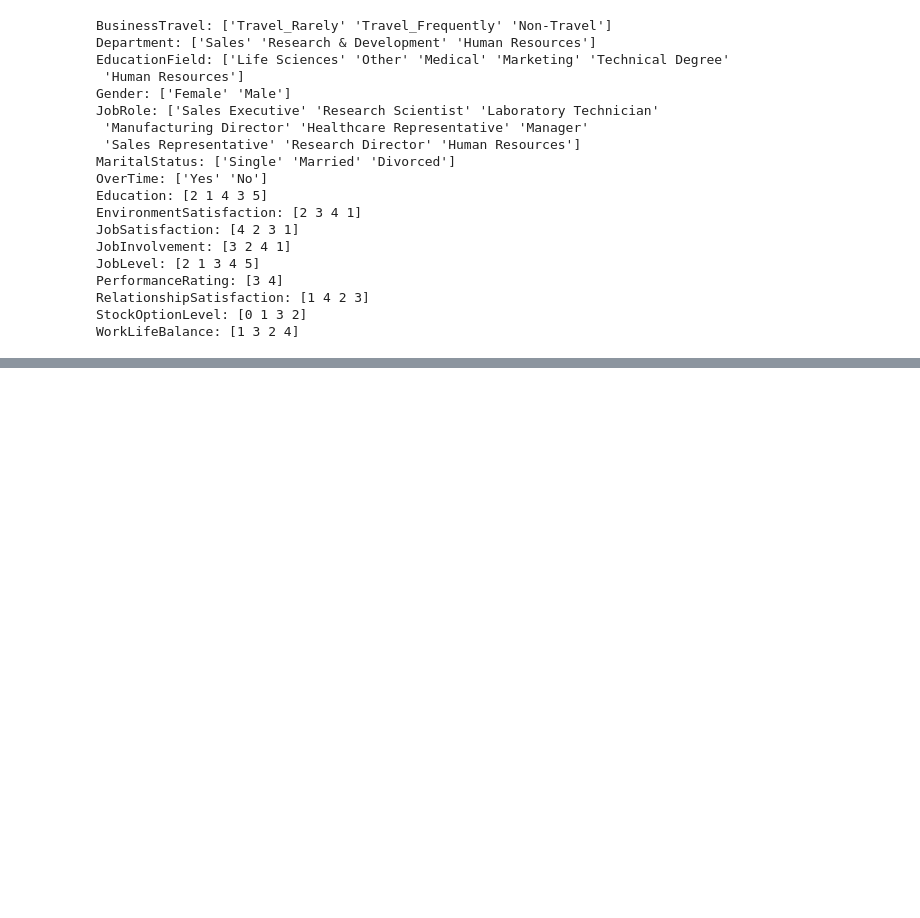
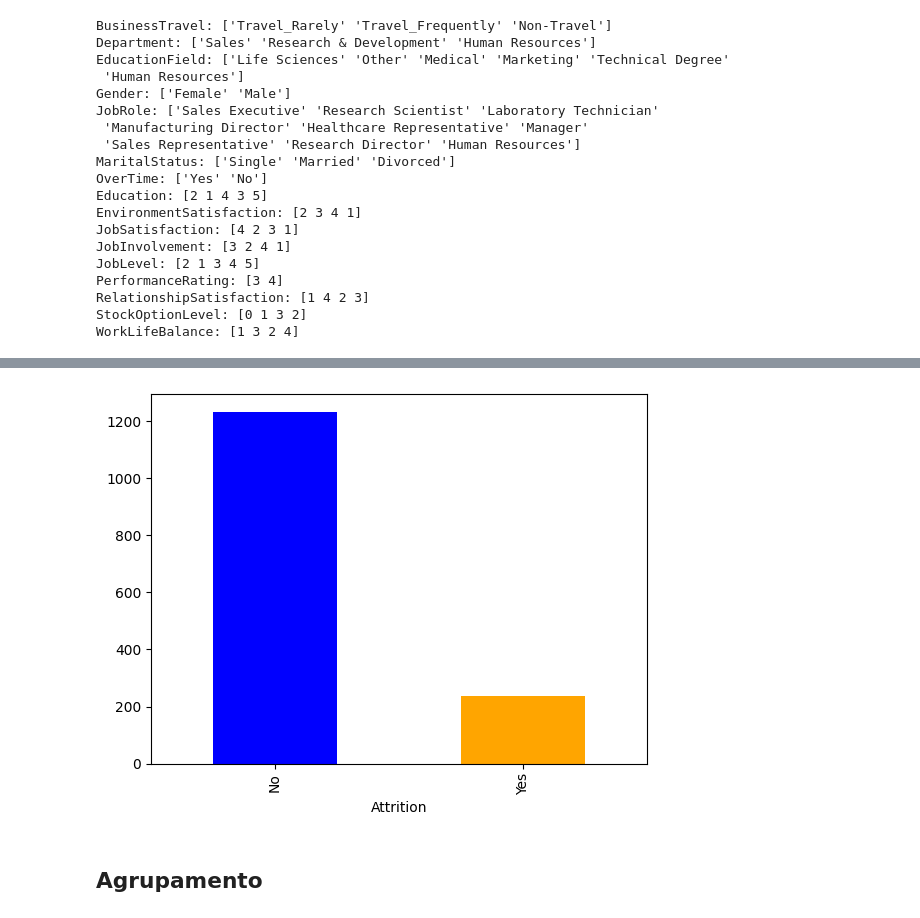
Before and after one commit to OjedaProgramador/Analise_dados_versao_2, a Jupyter notebook: IBM.ipynb, the cells around one changed output, grey strips where cells are left out. Saved outputs shown, nothing was run; the diff lists cells and outputs as text; code cells hidden in the pictures; blank space fills up the shorter version.

```diff
--- a/IBM.ipynb
+++ b/IBM.ipynb
@@ -246,3 +246,9 @@ Data columns (total 31 columns):
  30  YearsWithCurrManager      1470 non-null   int64
 dtypes: category(7), int64(23), object(1)
 memory usage: 287.0+ KB
+# %%
+BASE_NOVO['Attrition'].value_counts().plot(kind='bar', color = ['blue', 'orange']);
+# %% [output]
+[figure, added]
+# %% [markdown]
+## Agrupamento
```
Also changed, not shown: parts of 7 cells of this notebook.
